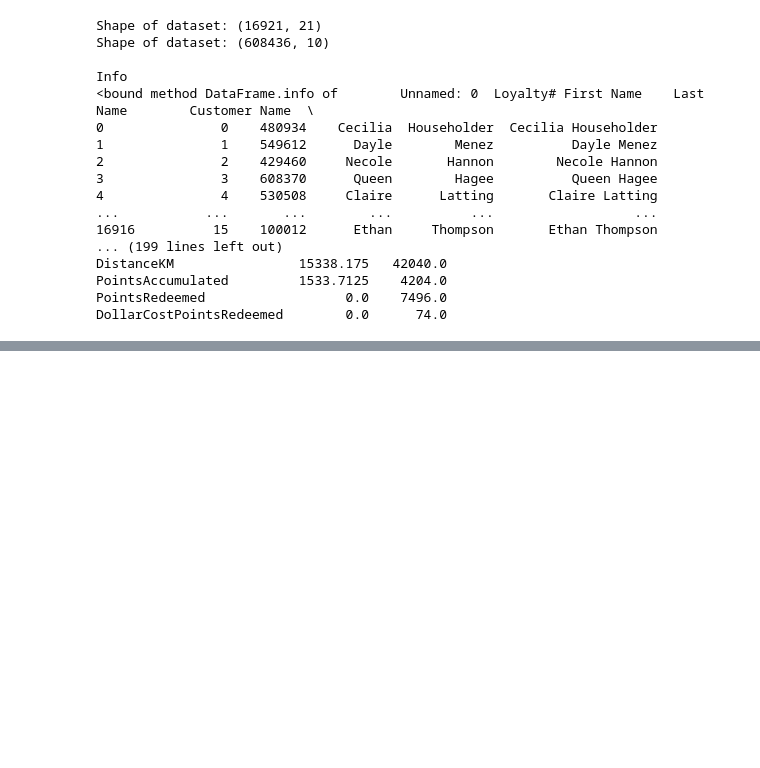
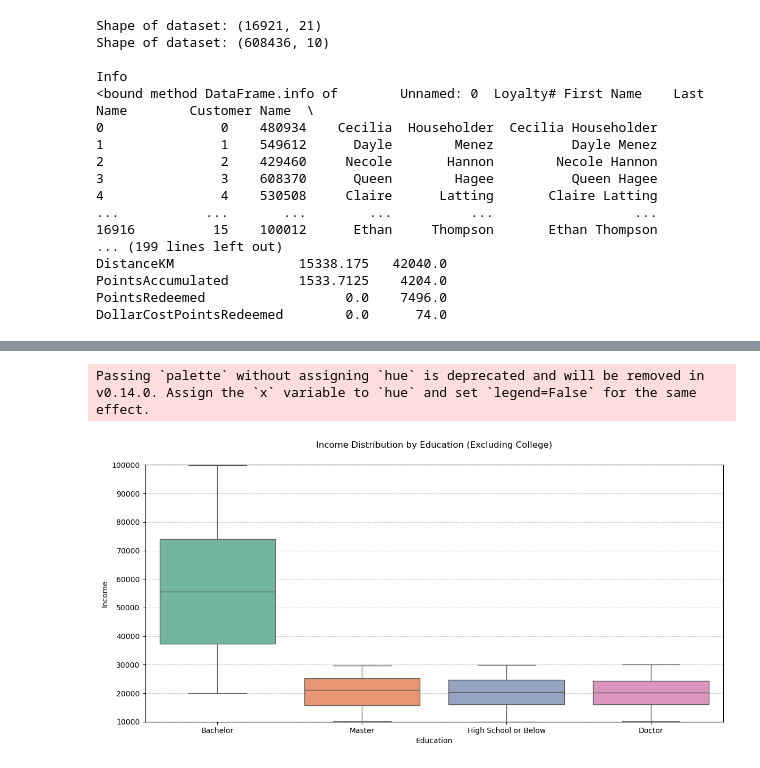
Before and after one commit to lCarvas/data-mining, a Jupyter notebook: src/GroupXX_EDA_Code.ipynb, the cells around one changed output, grey strips where cells are left out. Drawn from its saved outputs; the diff is of its cells as text; code cells hidden in the pictures; blank space fills up the shorter version.

```diff
--- a/src/GroupXX_EDA_Code.ipynb
+++ b/src/GroupXX_EDA_Code.ipynb
@@ -163,0 +302,27 @@ ValueError: cannot reindex on an axis with duplicate labels
+# %%
+dataCustomer_filtered = dataCustomer[dataCustomer["Education"] != "College"]  #removed College again cause income = 0
+
+plt.figure(figsize=(12,6))
+sns.boxplot(
+    data=dataCustomer_filtered,
+    x="Education",
+    y="Income",
+    palette="Set2"
+)
+
+plt.title("Income Distribution by Education (Excluding College)", y=1.05)
+plt.xlabel("Education")
+plt.ylabel("Income")
+
+
+min_income = int(dataCustomer_filtered["Income"].min() // 10000 * 10000)
+max_income = int(dataCustomer_filtered["Income"].max() // 10000 * 10000 + 10000)
+plt.ylim(min_income, max_income)
+plt.yticks(np.arange(min_income, max_income + 1, 10000))
+
+plt.grid(axis='y', linestyle='--', alpha=0.7)
+plt.tight_layout()
+plt.show()
+# %% [output]
+Passing `palette` without assigning `hue` is deprecated and will be removed in v0.14.0. Assign the `x` variable to `hue` and set `legend=False` for the same effect.
+[figure, added]
```
Also changed, not shown: parts of 25 cells of this notebook.
